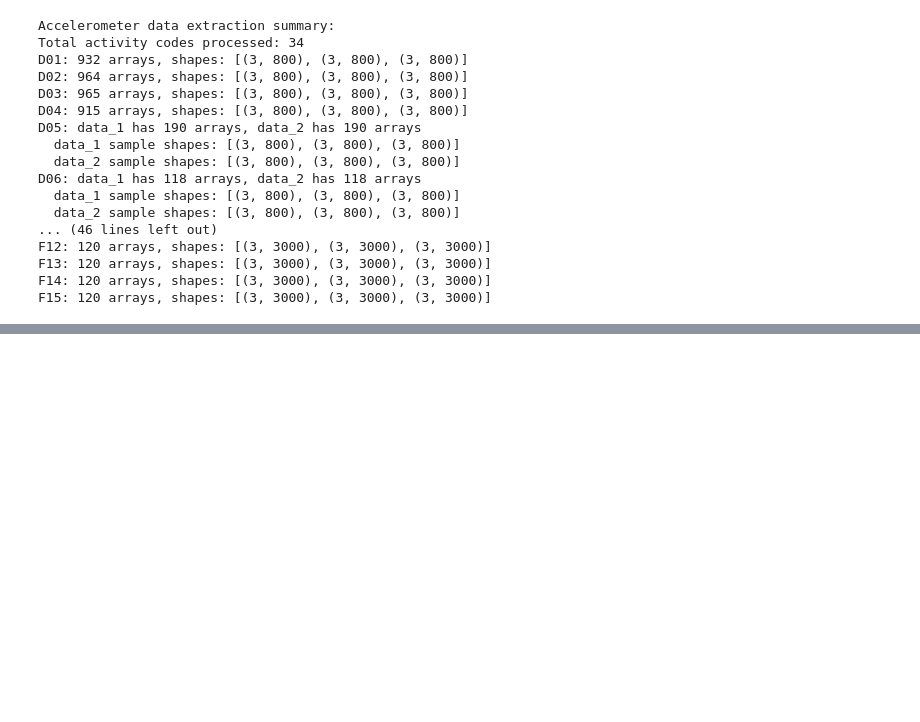
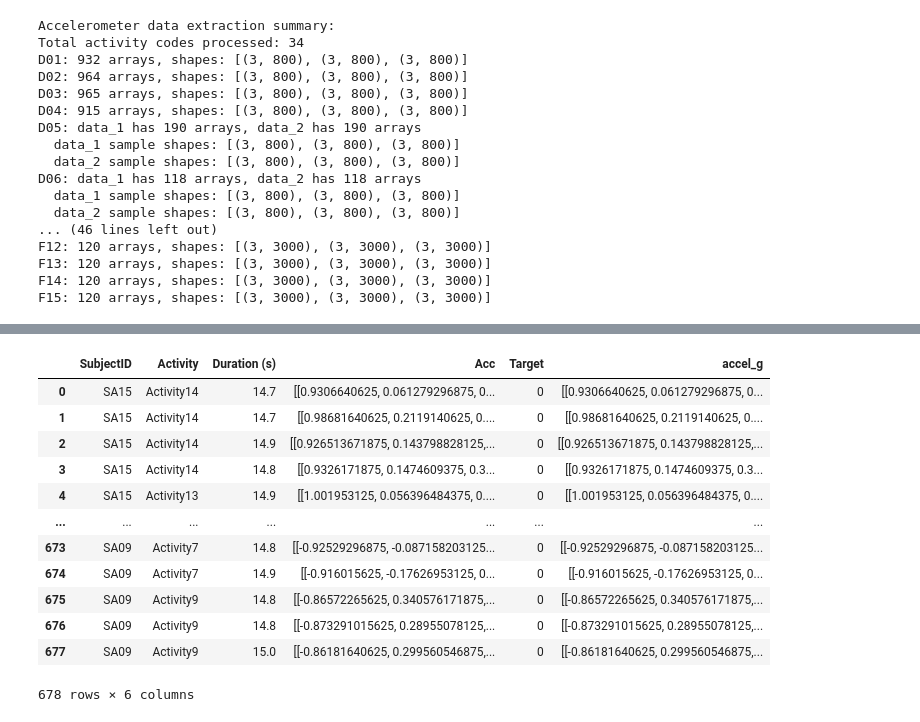
Before and after one commit to AliShrz/earpiece-fall-detection, a Jupyter notebook: Sisfall_model_training.ipynb, the cells around one changed output, grey strips where cells are left out. Cells and saved outputs as stored; diff of their text form; code cells hidden in the pictures; blank space fills up the shorter version.

```diff
--- a/Sisfall_model_training.ipynb
+++ b/Sisfall_model_training.ipynb
@@ -430,9 +412,17 @@ print(accelerometer_data['D01']['data'])
 # %%
 from scripts import classifiers
 import sisfall_utils as sisfall
+from scripts.uma import transform_uma_to_sisfall_format, uma_search_csv_files
+
+files = uma_search_csv_files('output_uma')
+uma_df = transform_uma_to_sisfall_format(files)
+
 
 sisfall_df = sisfall.load()
 
 
+# Load UMA file
+
+
 # sisfall_cv_df, sisfall_aggr = classifiers.cross_validate(
 #   sisfall, df=sisfall_df, model_type='tabular')
@@ -459,3 +445,19 @@ sisfall_cv_df
+# %%
+uma_df
+# %% [output]
+|  | SubjectID | Activity | Duration (s) | Acc | Target | accel_g |
+| 0 | SA15 | Activity14 | 14.7 | [[0.9306640625, 0.061279296875, 0... | 0 | [[0.9306640625, 0.061279296875, 0... |
+| 1 | SA15 | Activity14 | 14.7 | [[0.98681640625, 0.2119140625, 0.... | 0 | [[0.98681640625, 0.2119140625, 0.... |
+| 2 | SA15 | Activity14 | 14.9 | [[0.926513671875, 0.143798828125,... | 0 | [[0.926513671875, 0.143798828125,... |
+| 3 | SA15 | Activity14 | 14.8 | [[0.9326171875, 0.1474609375, 0.3... | 0 | [[0.9326171875, 0.1474609375, 0.3... |
+| 4 | SA15 | Activity13 | 14.9 | [[1.001953125, 0.056396484375, 0.... | 0 | [[1.001953125, 0.056396484375, 0.... |
+| ... | ... | ... | ... | ... | ... | ... |
+| 673 | SA09 | Activity7 | 14.8 | [[-0.92529296875, -0.087158203125... | 0 | [[-0.92529296875, -0.087158203125... |
+| 674 | SA09 | Activity7 | 14.9 | [[-0.916015625, -0.17626953125, 0... | 0 | [[-0.916015625, -0.17626953125, 0... |
+| 675 | SA09 | Activity9 | 14.8 | [[-0.86572265625, 0.340576171875,... | 0 | [[-0.86572265625, 0.340576171875,... |
+| 676 | SA09 | Activity9 | 14.8 | [[-0.873291015625, 0.28955078125,... | 0 | [[-0.873291015625, 0.28955078125,... |
+| 677 | SA09 | Activity9 | 15.0 | [[-0.86181640625, 0.299560546875,... | 0 | [[-0.86181640625, 0.299560546875,... |
+678 rows × 6 columns
 # %%
 from scripts.new_classifier_utils import full_model_analysis
 
```
Also changed, not shown: parts of 11 cells of this notebook, 5 other files.
